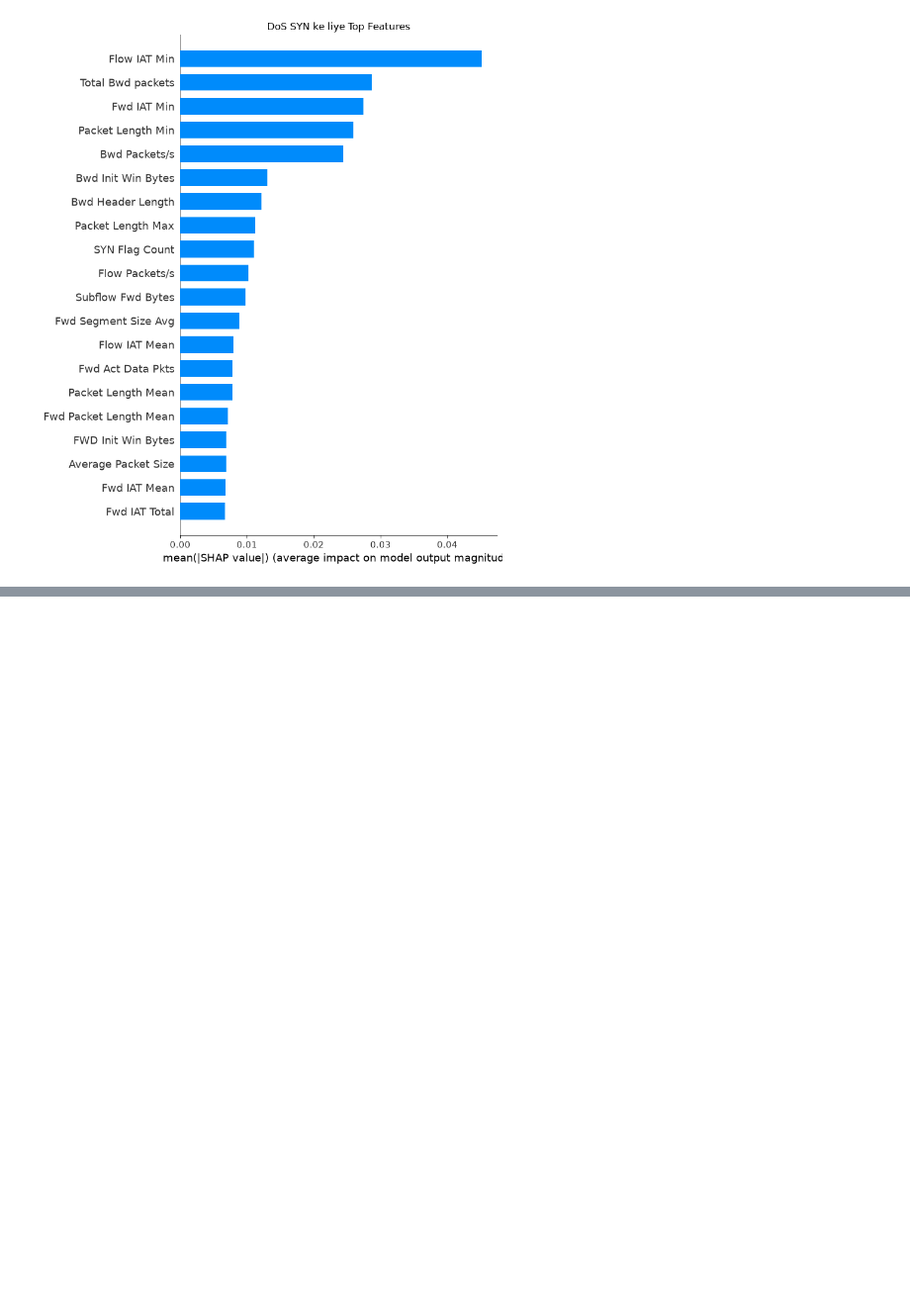
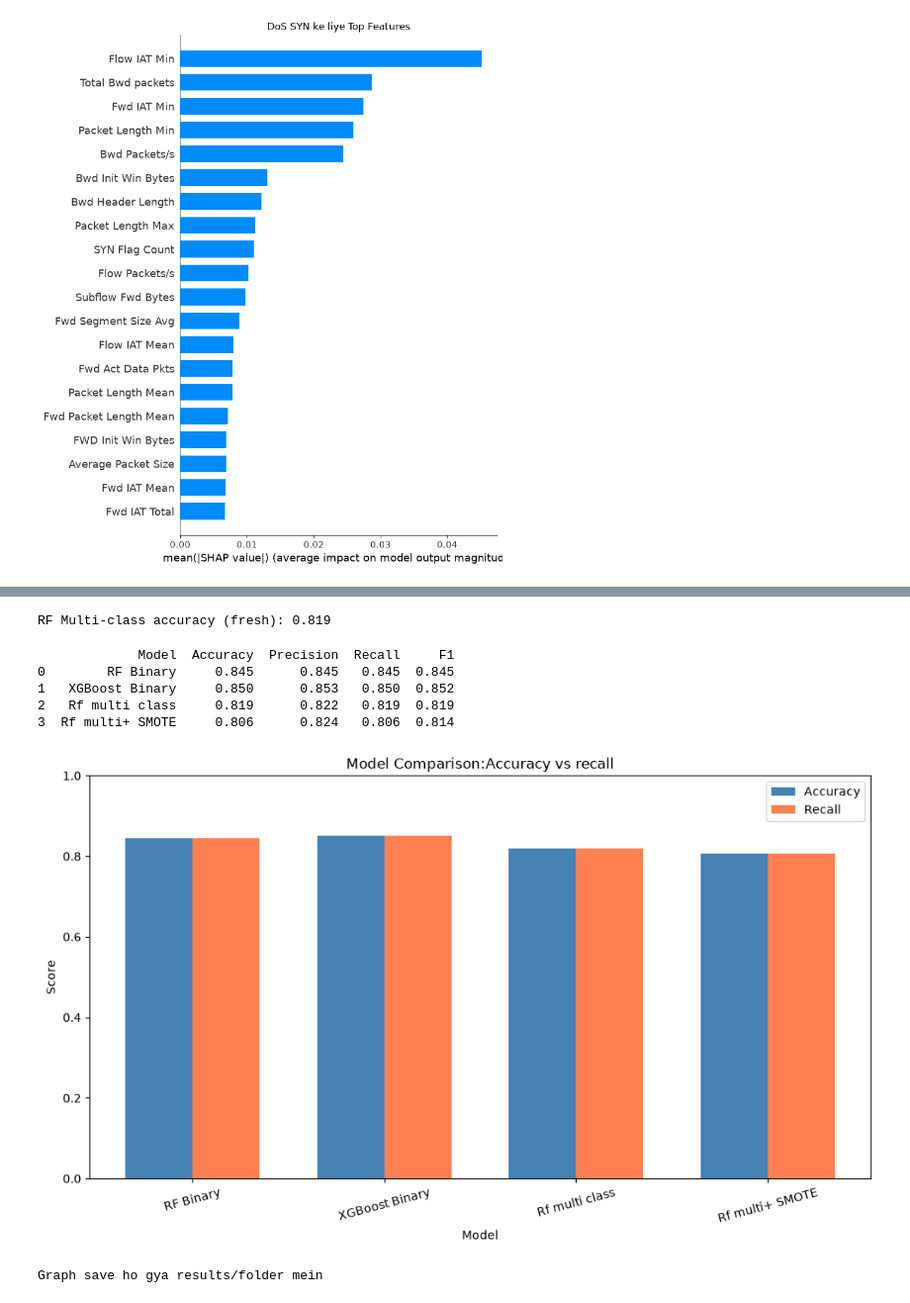
Before and after one commit to hrxh12/Network-Intrusion-Detection-System, a Jupyter notebook: notebooks/01_exploration.ipynb, the cells around one changed output, grey strips where cells are left out. Shown at 99% size. Saved outputs shown, nothing was run; the diff lists cells and outputs as text; code cells hidden in the pictures; blank space fills up the shorter version.

Commit message:
Complete NIDS project: pipeline, SMOTE analysis, graphs, README

```diff
--- a/notebooks/01_exploration.ipynb
+++ b/notebooks/01_exploration.ipynb
@@ -432,0 +445,72 @@ plt.show()
+# %%
+# multi-class model dobara — taaki ym_pred fresh ho (purana overwrite ho gaya tha)
+ym_pred = rf_multi.predict(Xm_test)
+
+# turant accuracy check
+from sklearn.metrics import accuracy_score
+print("RF Multi-class accuracy (fresh):", round(accuracy_score(ym_test, ym_pred), 3))
+# %% [output]
+RF Multi-class accuracy (fresh): 0.819
+# %%
+from sklearn.metrics import accuracy_score, precision_score, recall_score,f1_score
+import pandas as pd
+
+#har model ka result nikal ra
+def get_score(name, y_true, y_pred):
+    return{
+    "Model":name,
+    "Accuracy":round(accuracy_score(y_true, y_pred),3), #tells kitna % sahi hai
+    "Precision":round(precision_score(y_true, y_pred, average='weighted',zero_division=0),3),
+    "Recall":round(recall_score(y_true, y_pred, average='weighted',zero_division=0),3),
+    "F1":round(f1_score(y_true, y_pred, average='weighted', zero_division=0), 3),
+    }
+
+#har model ka result ek list mein karo
+results=[
+    get_score("RF Binary", y_test, y_pred),
+    get_score("XGBoost Binary",y_test,y_pred_xgb),
+    get_score("Rf multi class",ym_test, ym_pred),
+    get_score("Rf multi+ SMOTE",ym_test,ym_pred_smote),
+]
+results_df=pd.DataFrame(results)
+print(results_df)
+# %% [output]
+             Model  Accuracy  Precision  Recall     F1
+0        RF Binary     0.845      0.845   0.845  0.845
+1   XGBoost Binary     0.850      0.853   0.850  0.852
+2   Rf multi class     0.819      0.822   0.819  0.819
+3  Rf multi+ SMOTE     0.806      0.824   0.806  0.814
+# %%
+import matplotlib.pyplot as plt
+#table se data lere
+models=results_df['Model']
+accuracy=results_df['Accuracy']
+recall=results_df['Recall']
+#do BAR saath saath dikhane k liye position set kro
+import numpy as np
+x=np.arange(len(models)) #har model ki position
+width=0.35
+ #graph bnao
+fig, ax =plt.subplots(figsize=(10,6)) #graph size
+
+# accuracy ke bars (left side)
+ax.bar(x - width/2, accuracy, width, label='Accuracy', color='steelblue')
+# recall ke bars (right side)
+ax.bar(x + width/2, recall, width, label='Recall', color='coral')
+
+ax.set_xlabel('Model')
+ax.set_ylabel('Score')
+ax.set_title('Model Comparison:Accuracy vs recall')
+ax.set_xticks(x)
+ax.set_xticklabels(models,rotation=15)
+ax.legend()
+ax.set_ylim(0,1)
+plt.tight_layout()
+
+#graph ko file mein save bhi karo
+plt.savefig('../results/model_comparison.png',dpi=150,bbox_inches='tight')
+plt.show()
+print("Graph save ho gya results/folder mein")
+# %% [output]
+[figure, added]
+Graph save ho gya results/folder mein
```
Also changed, not shown: parts of 4 cells of this notebook, 10 other files.
